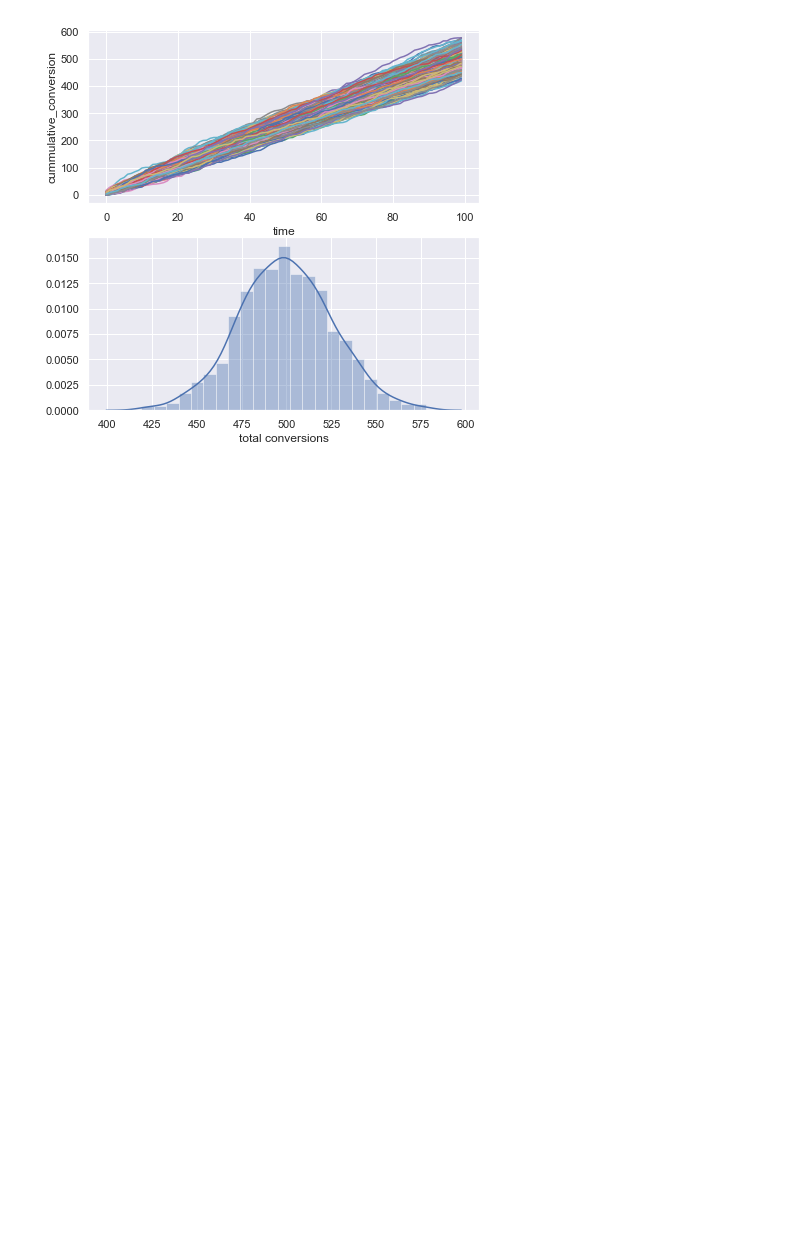
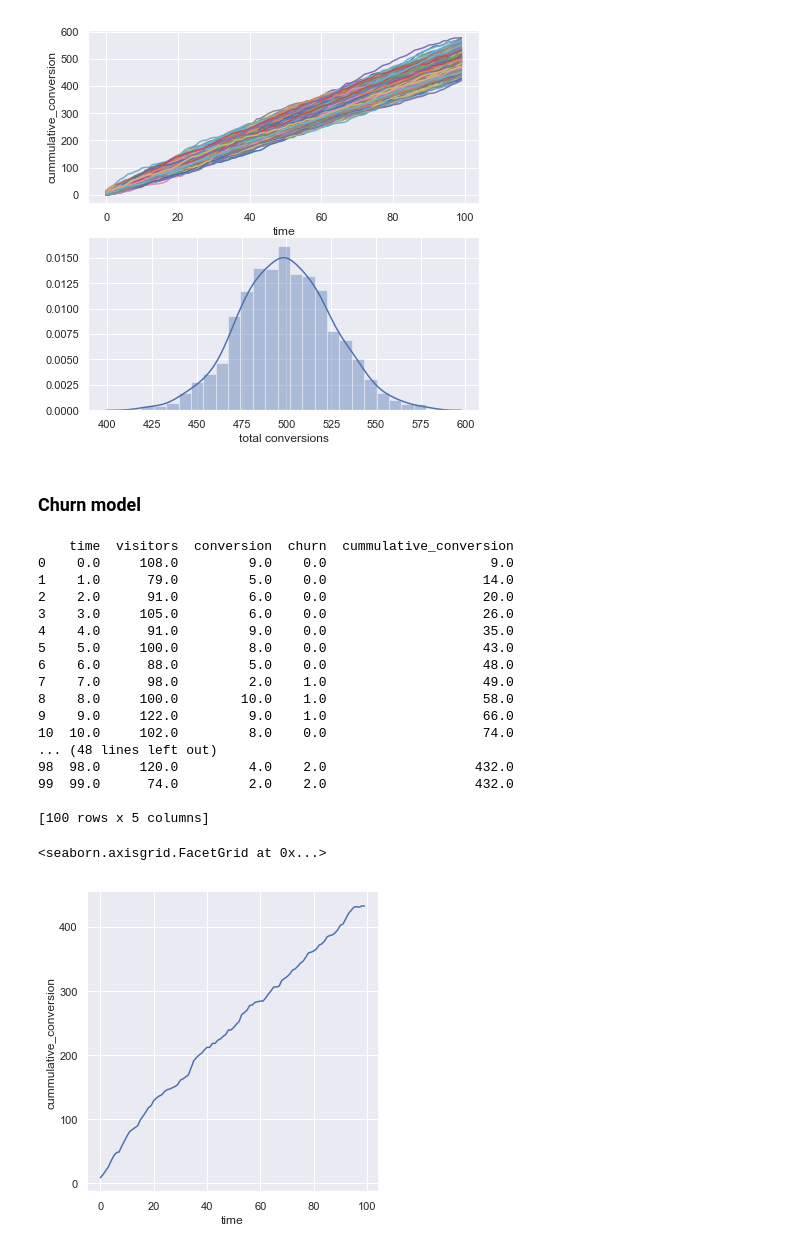
Before and after one commit to imrehg/mc-model-playground, a Jupyter notebook: experiment1.ipynb, the cells around one changed output. Saved outputs shown, nothing was run; the diff lists cells and outputs as text; code cells hidden in the pictures; blank space fills up the shorter version.

Commit message:
add churn model
Signed-off-by: Gergely Imreh <imrehg@gmail.com>

```diff
--- a/experiment1.ipynb
+++ b/experiment1.ipynb
@@ -235,3 +235,55 @@ Simulation: 800
 Simulation: 900
 Mean: 499.534, Std: 26.16
 [figure]
+# %% [markdown]
+### Churn model
+# %%
+# Set a rate of churn, while keeping everything else the same
+churn = stats.norm(0.005, 0.001)
+initial_users = 0
+
+np.random.seed(0)
+
+def probabilistic_dist2(visitors, conversion, churn, initial_users, timesteps):
+    results = np.zeros((timesteps, 5))
+    results[:, 0] = np.arange(0, timesteps)
+    for i in range(0, timesteps):
+        conversion_now = stats.bernoulli(conversion.rvs())
+        visitors_now = np.int(np.round(visitors.rvs()))
+        churn_now = stats.bernoulli(churn.rvs())
+        results[i, 1] = visitors_now
+        results[i, 2] = np.sum(conversion_now.rvs(visitors_now))
+        if i > 0:
+            churn_count = np.sum(churn_now.rvs(np.int(results[i-1, 4])))
+            results[i, 3] = churn_count
+            results[i, 4] = results[i-1, 4] + results[i, 2] - results[i, 3]
+        else:
+            churn_count = np.sum(churn_now.rvs(initial_users))
+            results[i, 3] = churn_count
+            results[i, 4] = results[i, 2] + initial_users
+    return pd.DataFrame(results, columns=["time", "visitors", "conversion", "churn", "cummulative_conversion"])
+
+
+results_mc1 = probabilistic_dist2(visitors2, conversion2, churn, initial_users, timesteps)
+print(results_mc1)
+sns.relplot(x="time", y="cummulative_conversion", kind="line", data=results_mc1)
+# %% [output]
+    time  visitors  conversion  churn  cummulative_conversion
+0    0.0     108.0         9.0    0.0                     9.0
+1    1.0      79.0         5.0    0.0                    14.0
+2    2.0      91.0         6.0    0.0                    20.0
+3    3.0     105.0         6.0    0.0                    26.0
+4    4.0      91.0         9.0    0.0                    35.0
+5    5.0     100.0         8.0    0.0                    43.0
+6    6.0      88.0         5.0    0.0                    48.0
+7    7.0      98.0         2.0    1.0                    49.0
+8    8.0     100.0        10.0    1.0                    58.0
+9    9.0     122.0         9.0    1.0                    66.0
+10  10.0     102.0         8.0    0.0                    74.0
+... (48 lines left out)
+98  98.0     120.0         4.0    2.0                   432.0
+99  99.0      74.0         2.0    2.0                   432.0
+
+[100 rows x 5 columns]
+<seaborn.axisgrid.FacetGrid at 0x...>
+[figure, added]
```
Also changed, not shown: parts of 1 cell of this notebook.
